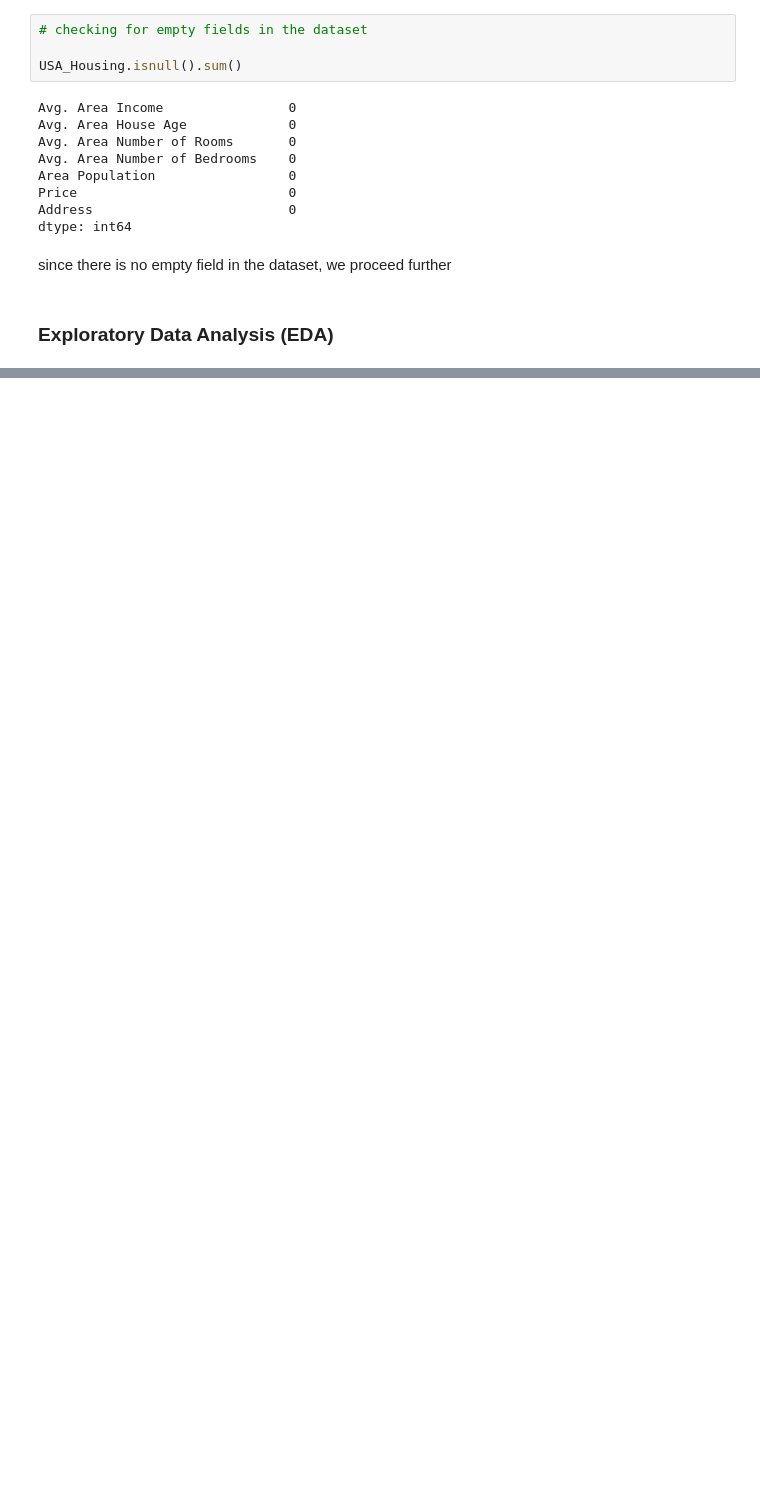
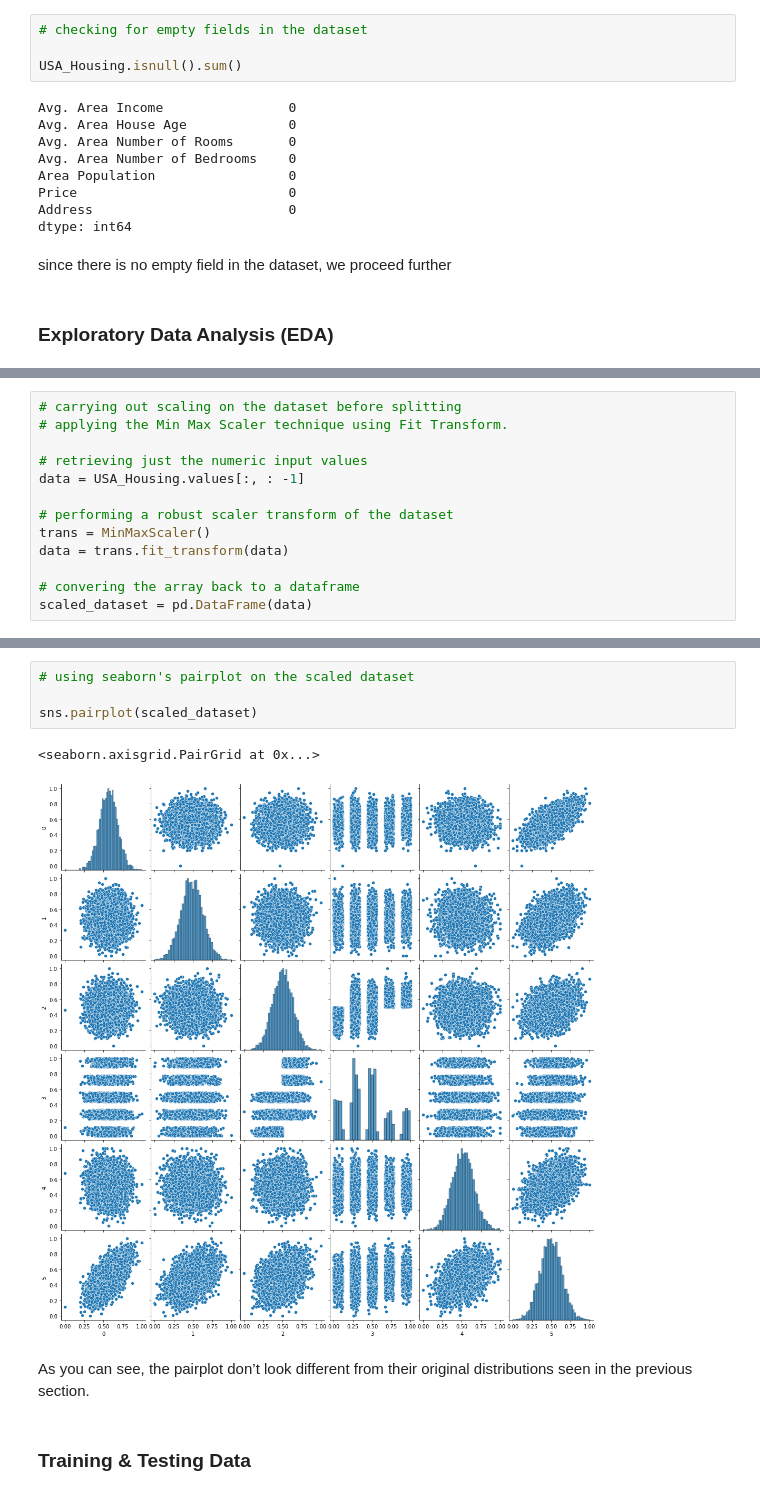
Before and after one commit to odara-rapheal/Weekly-ML-Code-Project-003-Regression-, a Jupyter notebook: Weekly ML Code Project 003 (Regression).ipynb, the cells around one changed output, grey strips where cells are left out. Saved outputs shown, nothing was run; the diff lists cells and outputs as text; blank space fills up the shorter version.

Commit message:
scaled the dataset

```diff
--- a/Weekly ML Code Project 003 (Regression).ipynb
+++ b/Weekly ML Code Project 003 (Regression).ipynb
@@ -91,0 +97,13 @@ sns.pairplot(USA_Housing)
+# %%
+# carrying out scaling on the dataset before splitting
+# applying the Min Max Scaler technique using Fit Transform.
+
+# retrieving just the numeric input values
+data = USA_Housing.values[:, : -1]
+
+# performing a robust scaler transform of the dataset
+trans = MinMaxScaler()
+data = trans.fit_transform(data)
+
+# convering the array back to a dataframe
+scaled_dataset = pd.DataFrame(data)
@@ -91,0 +143,11 @@ sns.pairplot(USA_Housing)
+# %%
+# using seaborn's pairplot on the scaled dataset
+
+sns.pairplot(scaled_dataset)
+# %% [output]
+<seaborn.axisgrid.PairGrid at 0x...>
+[figure, added]
+# %% [markdown]
+As you can see, the pairplot don’t look different from their original distributions seen in the previous section.
+# %% [markdown]
+### Training & Testing Data
```
Also changed, not shown: parts of 9 cells of this notebook.
